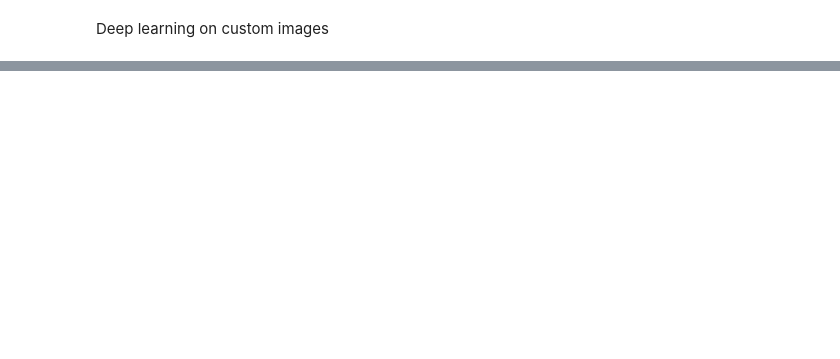
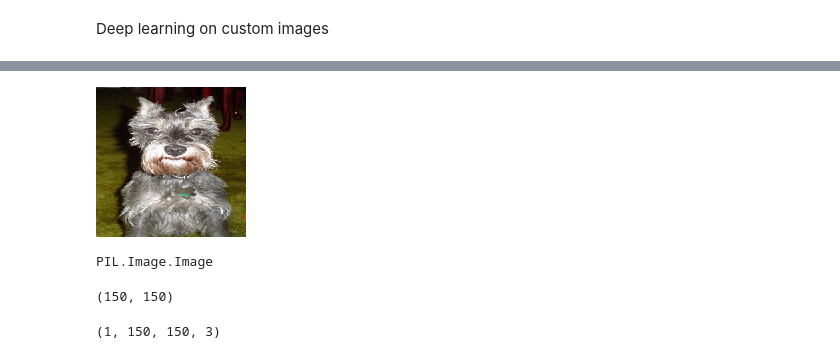
Before and after one commit to ishaanpaul98/Computer-Vision-Projects, a Jupyter notebook: Course/Deep Learning For Computer Vision/dl_custom_images.ipynb, the cells around one changed output, grey strips where cells are left out. Drawn from its saved outputs; the diff is of its cells as text; code cells hidden in the pictures; blank space fills up the shorter version.

```diff
--- a/Course/Deep Learning For Computer Vision/dl_custom_images.ipynb
+++ b/Course/Deep Learning For Computer Vision/dl_custom_images.ipynb
@@ -39,0 +188,2 @@ from keras.layers import Activation, Dropout, Flatten, Conv2D, MaxPooling2D, Den
+# %%
+dog_file = 'Assets/CATS_DOGS/test/DOG/10005.jpg'
@@ -39,0 +192,14 @@ from keras.layers import Activation, Dropout, Flatten, Conv2D, MaxPooling2D, Den
+# %%
+dog_img = image.load_img(dog_file, target_size=(150,150))
+# %%
+dog_img
+# %% [output]
+[figure, added]
+# %%
+type(dog_img)
+# %% [output]
+PIL.Image.Image
+# %%
+dog_img.size
+# %% [output]
+(150, 150)
@@ -39,0 +210,4 @@ from keras.layers import Activation, Dropout, Flatten, Conv2D, MaxPooling2D, Den
+# %%
+dog_img.shape
+# %% [output]
+(1, 150, 150, 3)
```
Also changed, not shown: parts of 22 cells of this notebook.
